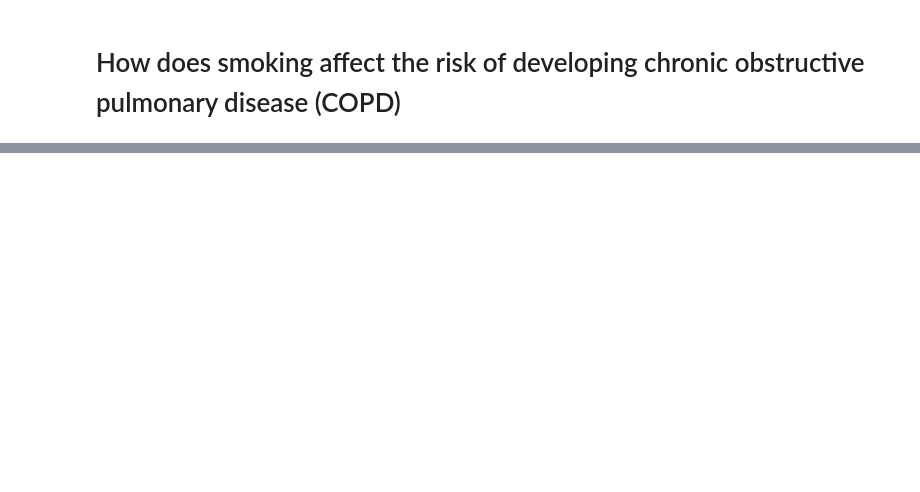
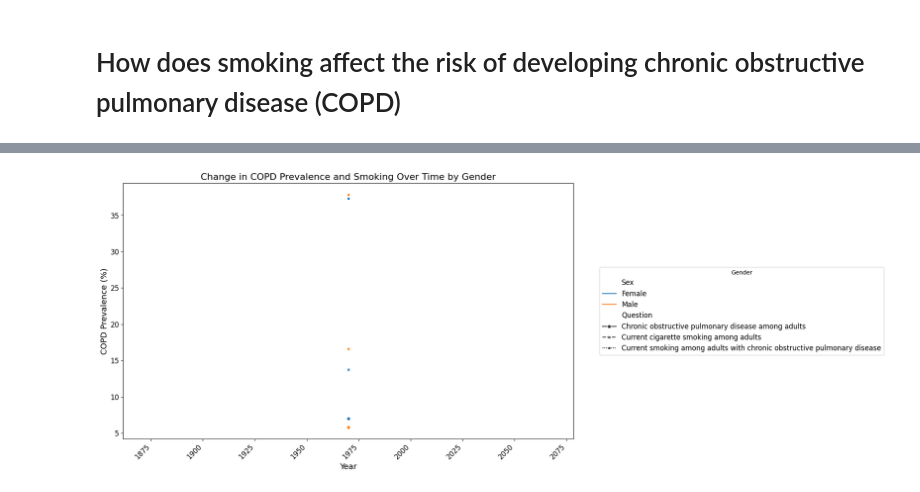
Before and after one commit to DWallace740/project3team11, a Jupyter notebook: Individual Notebooks/VictoriaNotebook.ipynb, the cells around one changed output, grey strips where cells are left out. Saved outputs shown, nothing was run; the diff lists cells and outputs as text; code cells hidden in the pictures; blank space fills up the shorter version.

```diff
--- a/Individual Notebooks/VictoriaNotebook.ipynb
+++ b/Individual Notebooks/VictoriaNotebook.ipynb
@@ -337,0 +412,37 @@ plt.show()
+# %%
+# Filter data for specific questions related to smoking and COPD
+filtered_data = smoking_copd_data[smoking_copd_data['Question'].isin([
+    'Current cigarette smoking among adults',
+    'Current smoking among adults with chronic obstructive pulmonary disease',
+    'Chronic obstructive pulmonary disease among adults',
+])]
+
+# Convert 'Year' to datetime if it's not already in that format, using .loc to avoid the warning
+filtered_data.loc[:, 'Year'] = pd.to_datetime(filtered_data['Year'], errors='coerce').dt.year
+
+# Filter data to only keep rows with valid 'Year' values
+filtered_data = filtered_data.dropna(subset=['Year'])
+
+# Group the data by 'Year', 'Sex', and 'Question', and calculate the mean COPD prevalence for each group
+grouped_data = filtered_data.groupby(['Year', 'Sex', 'Question'])['Value'].mean().reset_index()
+
+# Create the time-series plot for multiple lines by gender (Sex)
+plt.figure(figsize=(14, 8))
+sns.lineplot(x='Year', y='Value', hue='Sex', style='Question', data=grouped_data, markers=True)
+
+# Set plot labels and title
+plt.title('Change in COPD Prevalence and Smoking Over Time by Gender', fontsize=16)
+plt.xlabel('Year', fontsize=14)
+plt.ylabel('COPD Prevalence (%)', fontsize=14)
+
+# Rotate x-axis labels for better readability
+plt.xticks(rotation=45, ha='right', fontsize=12)
+plt.yticks(fontsize=12)
+
+# Move the legend to the right (outside the plot)
+plt.legend(title='Gender', fontsize=12, bbox_to_anchor=(1.05, 0.5), loc='center left')
+
+# Display the plot
+plt.show()
+# %% [output]
+[figure, added]
```
Also changed, not shown: parts of 17 cells of this notebook, 8 other files.
